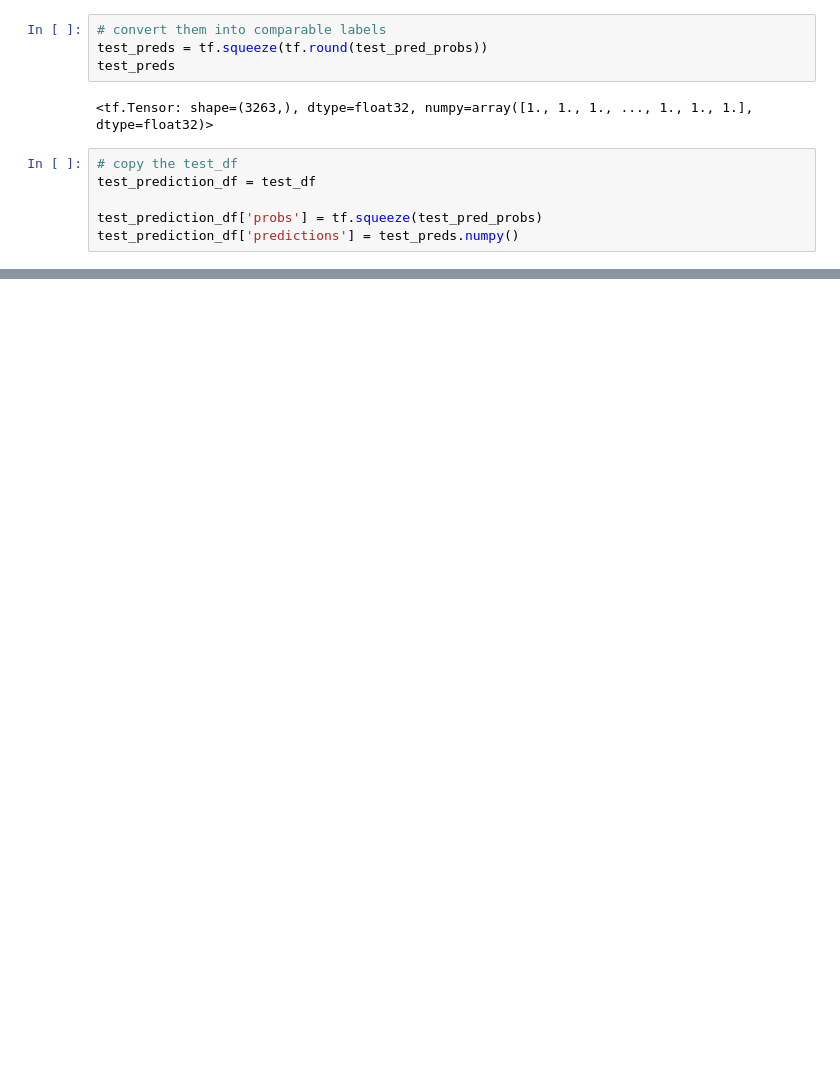
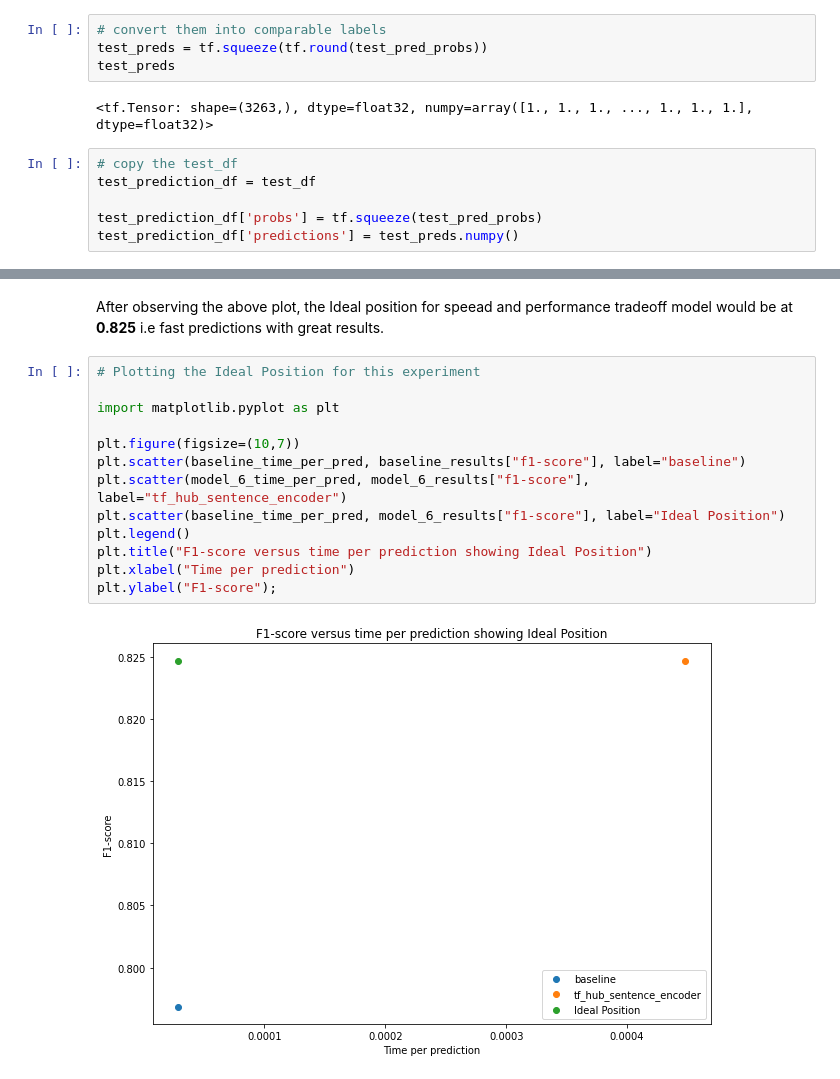
Before and after one commit to SaketMunda/introduction-to-nlp, a Jupyter notebook: nlp_with_tensorflow.ipynb, the cells around one changed output, grey strips where cells are left out. Cells and saved outputs as stored; diff of their text form; blank space fills up the shorter version.

```diff
--- a/nlp_with_tensorflow.ipynb
+++ b/nlp_with_tensorflow.ipynb
@@ -1602,0 +1659,17 @@ Fuck off!
+# %% [markdown]
+After observing the above plot, the Ideal position for speead and performance tradeoff model would be at **0.825** i.e fast predictions with great results.
+# %%
+# Plotting the Ideal Position for this experiment
+
+import matplotlib.pyplot as plt
+
+plt.figure(figsize=(10,7))
+plt.scatter(baseline_time_per_pred, baseline_results["f1-score"], label="baseline")
+plt.scatter(model_6_time_per_pred, model_6_results["f1-score"], label="tf_hub_sentence_encoder")
+plt.scatter(baseline_time_per_pred, model_6_results["f1-score"], label="Ideal Position")
+plt.legend()
+plt.title("F1-score versus time per prediction showing Ideal Position")
+plt.xlabel("Time per prediction")
+plt.ylabel("F1-score");
+# %% [output]
+[figure, added]
```
Also changed, not shown: parts of 43 cells of this notebook.
